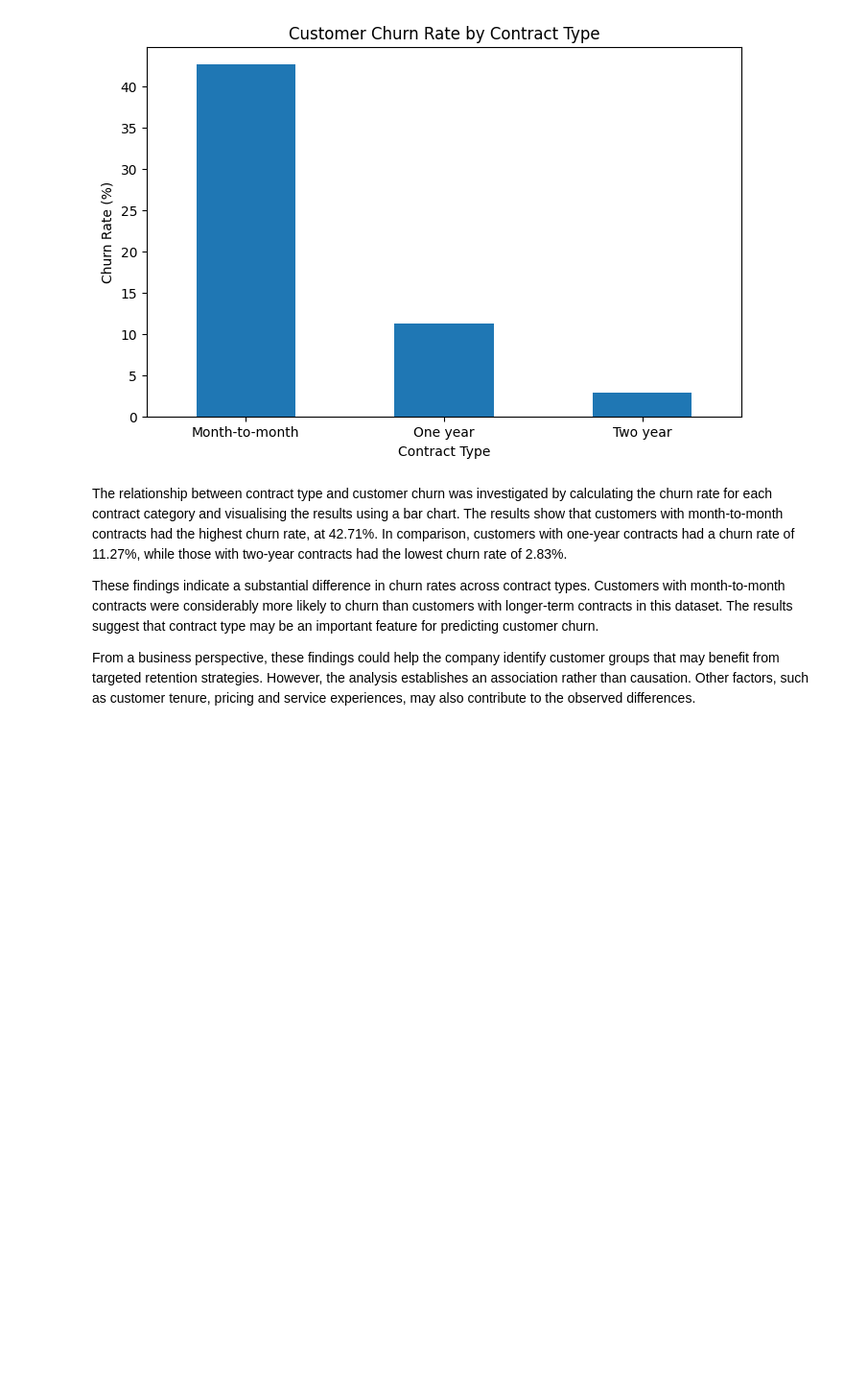
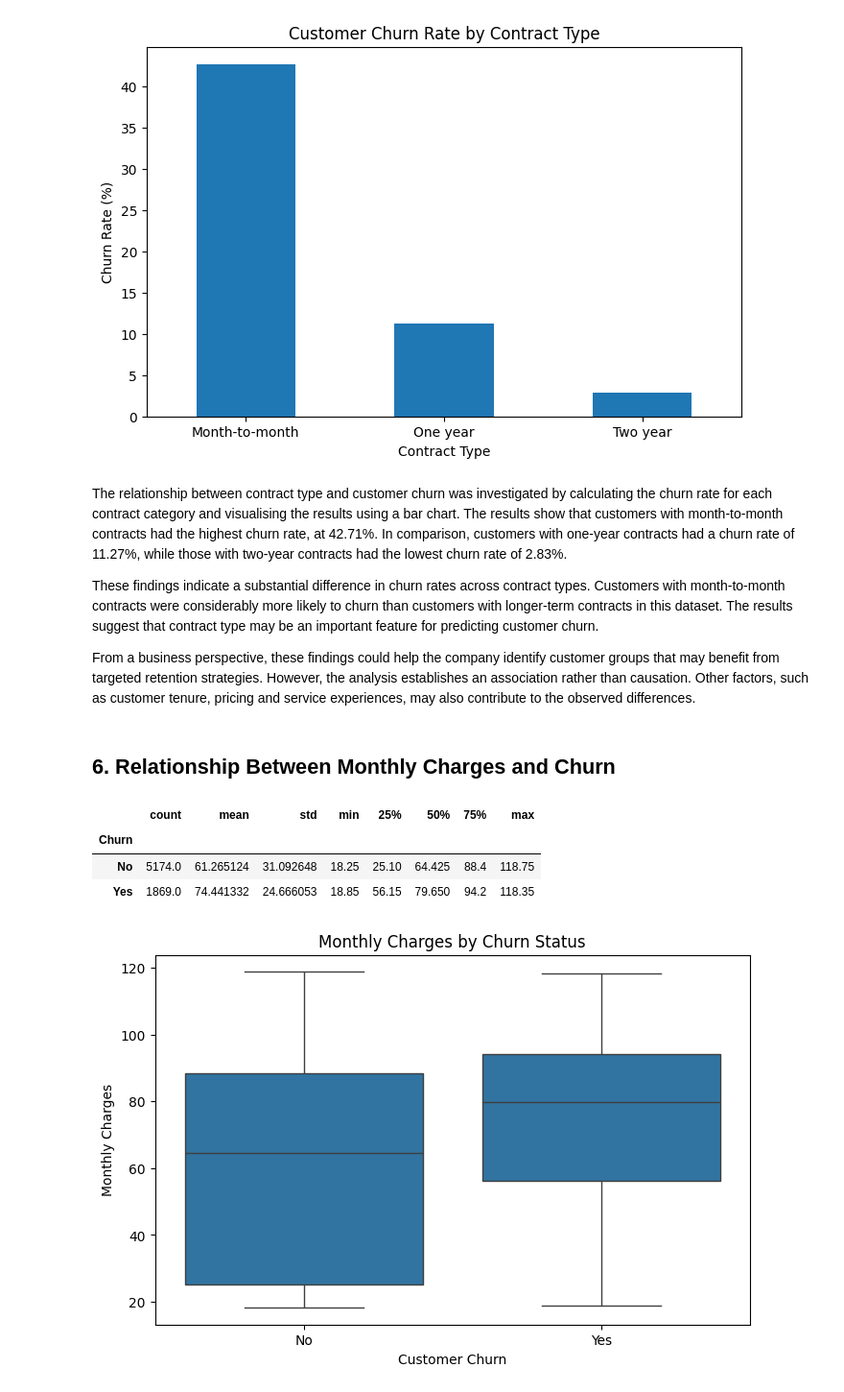
Before and after one commit to SJ174/MLCW, a Jupyter notebook: MLCW_Task_01.ipynb, the cells around one changed output. Shown at 96% size. Saved outputs shown, nothing was run; the diff lists cells and outputs as text; code cells hidden in the pictures; blank space fills up the shorter version.

Commit message:
Analyzed the relationship between monthly charges and churn status

```diff
--- a/MLCW_Task_01.ipynb
+++ b/MLCW_Task_01.ipynb
@@ -256,3 +256,23 @@ The relationship between contract type and customer churn was investigated by ca
 These findings indicate a substantial difference in churn rates across contract types. Customers with month-to-month contracts were considerably more likely to churn than customers with longer-term contracts in this dataset. The results suggest that contract type may be an important feature for predicting customer churn.
 
 From a business perspective, these findings could help the company identify customer groups that may benefit from targeted retention strategies. However, the analysis establishes an association rather than causation. Other factors, such as customer tenure, pricing and service experiences, may also contribute to the observed differences.
+# %% [markdown]
+## 6. Relationship Between Monthly Charges and Churn
+# %%
+df.groupby('Churn')['MonthlyCharges'].describe()
+# %% [output]
+|  | count | mean | std | min | 25% | 50% | 75% | max |
+| Churn |  |  |  |  |  |  |  |  |
+| No | 5174.0 | 61.265124 | 31.092648 | 18.25 | 25.10 | 64.425 | 88.4 | 118.75 |
+| Yes | 1869.0 | 74.441332 | 24.666053 | 18.85 | 56.15 | 79.650 | 94.2 | 118.35 |
+# %%
+plt.figure(figsize=(8, 5))
+sns.boxplot(data=df, x='Churn', y='MonthlyCharges')
+
+plt.title('Monthly Charges by Churn Status')
+plt.xlabel('Customer Churn')
+plt.ylabel('Monthly Charges')
+
+plt.show()
+# %% [output]
+[figure, added]
```
Also changed, not shown: parts of 1 cell of this notebook.
